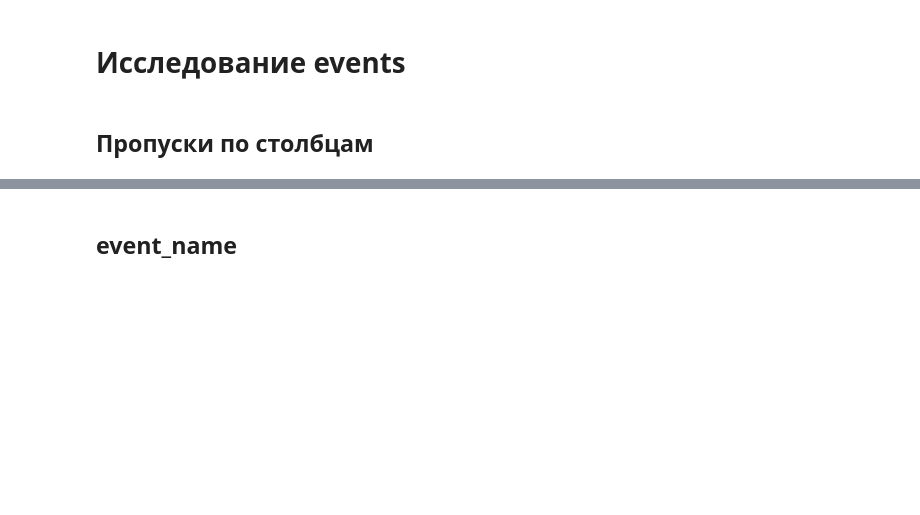
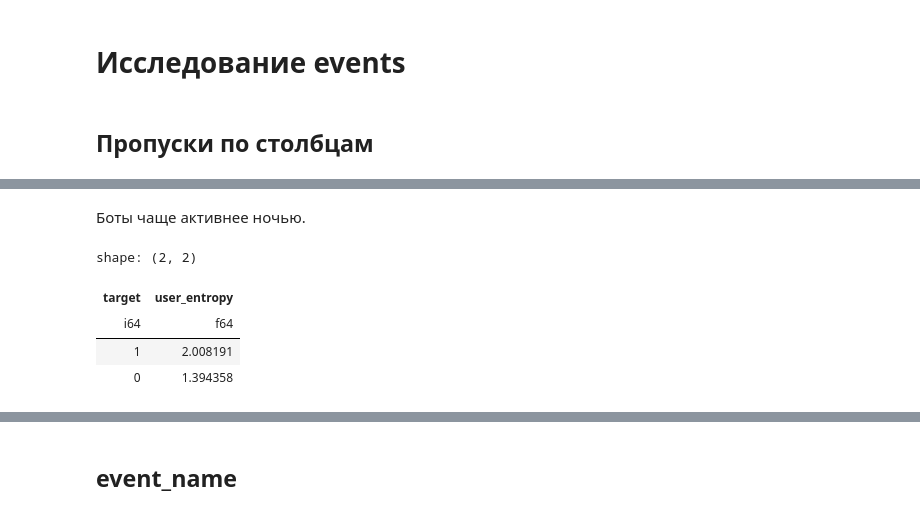
Before and after one commit to Shtskkh/avito-bootcamp, a Jupyter notebook: data_inspection.ipynb, the cells around one changed output, grey strips where cells are left out. Cells and saved outputs as stored; diff of their text form; code cells hidden in the pictures; blank space fills up the shorter version.

```diff
--- a/data_inspection.ipynb
+++ b/data_inspection.ipynb
@@ -256,0 +300,18 @@ fig.show()
+# %% [markdown]
+Боты чаще активнее ночью.
+# %%
+per_user_entropy = (
+    events_unique.join(train.select(['cookie_id', 'target']), on='cookie_id', how='inner')
+    .group_by(['cookie_id', 'target'])
+    .agg(pl.col('event_ts').dt.hour().value_counts().struct.field('count').entropy(base=2).alias('user_entropy'))
+    .group_by('target')
+    .agg(pl.col('user_entropy').mean())
+)
+
+per_user_entropy
+# %% [output]
+shape: (2, 2)
+| target | user_entropy |
+| i64 | f64 |
+| 1 | 2.008191 |
+| 0 | 1.394358 |
```
Also changed, not shown: parts of 14 cells of this notebook.
